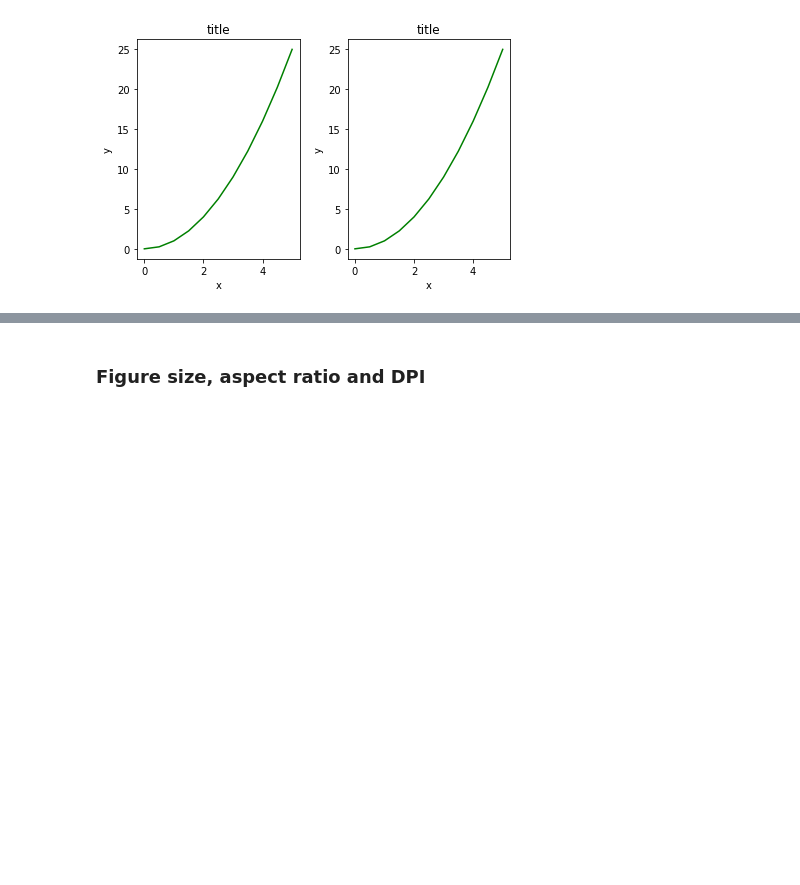
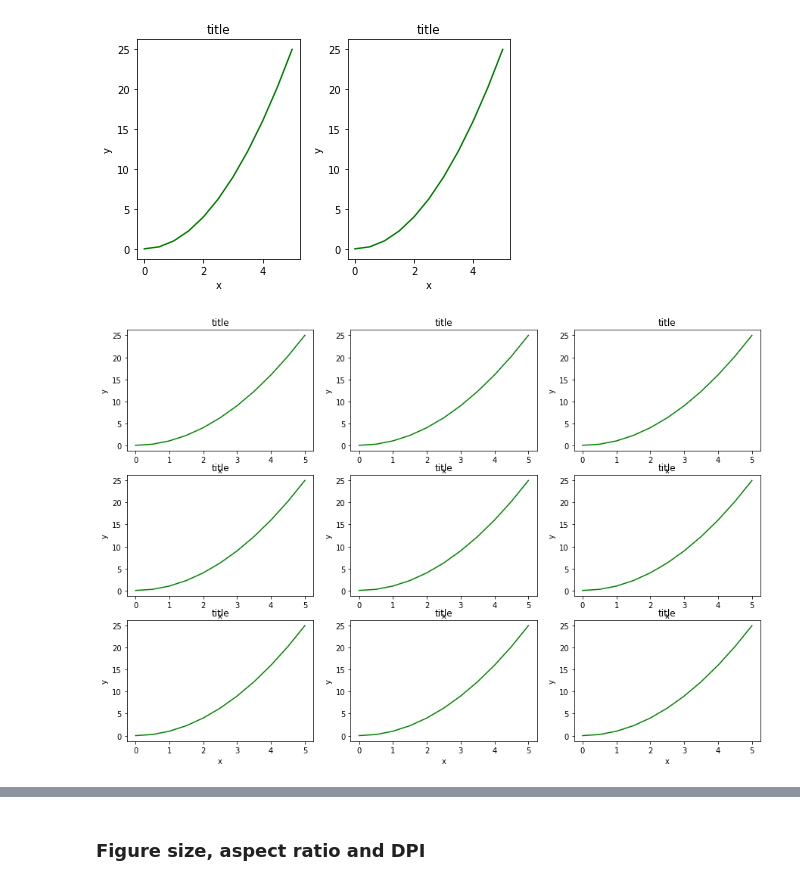
Before and after one commit to akbagai/Python-for-data-science-and-ML, a Jupyter notebook: Python-for-Data-Visualization/Matplotlib/Matplotlib Concepts Lecture.ipynb, the cells around one changed output, grey strips where cells are left out. Saved outputs shown, nothing was run; the diff lists cells and outputs as text; code cells hidden in the pictures; blank space fills up the shorter version.

```diff
--- a/Python-for-Data-Visualization/Matplotlib/Matplotlib Concepts Lecture.ipynb
+++ b/Python-for-Data-Visualization/Matplotlib/Matplotlib Concepts Lecture.ipynb
@@ -240,3 +260,16 @@ fig
 plt.tight_layout()
 # %% [output]
 [figure]
+# %%
+fig, axes = plt.subplots(figsize=(15,10),nrows=3, ncols=3)
+for row in axes:
+    for ax in row:
+        ax.plot(x, y, 'g')
+        ax.set_xlabel('x')
+        ax.set_ylabel('y')
+        ax.set_title('title')
+
+#fig
+#plt.tight_layout()
+# %% [output]
+[figure, added]
```
Also changed, not shown: parts of 16 cells of this notebook.
